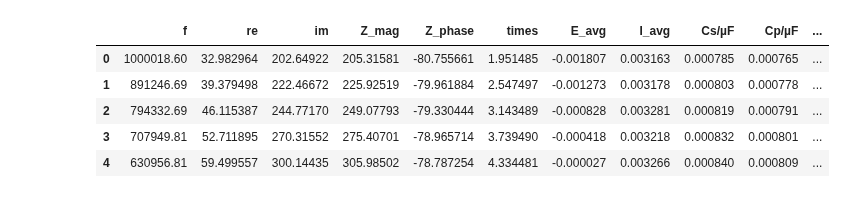
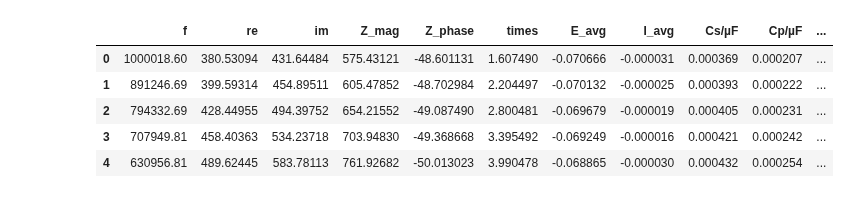
Before and after one commit to WildcatDiscovery/EIS_Manager, a Jupyter notebook: utils/test.ipynb, the cells around one changed output. Drawn from its saved outputs; the diff is of its cells as text; code cells hidden in the pictures.

```diff
--- a/utils/test.ipynb
+++ b/utils/test.ipynb
@@ -3,2 +1,13 @@ from tools import *
 # %%
-mpt = mpt_data(path = r'C:\Users\cjang.WILDCAT\Desktop\EIS_Manager\data\\', data = ['DE_49_9_30.mpt'])
+from tools import *
+from lmfit import minimize, Minimizer, Parameters, Parameter, report_fit
+mpt = mpt_data(path = r'C:\Users\cjang.WILDCAT\Desktop\EIS_Manager\data\\', data = ['DE_104_1_30_trimmed.mpt'])
+bad_inds = [0,2,3]
+mpt.df_raw.head()
+# %% [output]
+|  | f | re | im | Z_mag | Z_phase | times | E_avg | I_avg | Cs/µF | Cp/µF | ... |
+| 0 | 1000018.60 | 380.53094 | 431.64484 | 575.43121 | -48.601131 | 1.607490 | -0.070666 | -0.000031 | 0.000369 | 0.000207 | ... |
+| 1 | 891246.69 | 399.59314 | 454.89511 | 605.47852 | -48.702984 | 2.204497 | -0.070132 | -0.000025 | 0.000393 | 0.000222 | ... |
+| 2 | 794332.69 | 428.44955 | 494.39752 | 654.21552 | -49.087490 | 2.800481 | -0.069679 | -0.000019 | 0.000405 | 0.000231 | ... |
+| 3 | 707949.81 | 458.40363 | 534.23718 | 703.94830 | -49.368668 | 3.395492 | -0.069249 | -0.000016 | 0.000421 | 0.000242 | ... |
+| 4 | 630956.81 | 489.62445 | 583.78113 | 761.92682 | -50.013023 | 3.990478 | -0.068865 | -0.000030 | 0.000432 | 0.000254 | ... |
@@ -7,9 +13,0 @@ bad_inds = [0,2,3]
-# %%
-mpt.df_raw.head()
-# %% [output]
-|  | f | re | im | Z_mag | Z_phase | times | E_avg | I_avg | Cs/µF | Cp/µF | ... |
-| 0 | 1000018.60 | 32.982964 | 202.64922 | 205.31581 | -80.755661 | 1.951485 | -0.001807 | 0.003163 | 0.000785 | 0.000765 | ... |
-| 1 | 891246.69 | 39.379498 | 222.46672 | 225.92519 | -79.961884 | 2.547497 | -0.001273 | 0.003178 | 0.000803 | 0.000778 | ... |
-| 2 | 794332.69 | 46.115387 | 244.77170 | 249.07793 | -79.330444 | 3.143489 | -0.000828 | 0.003281 | 0.000819 | 0.000791 | ... |
-| 3 | 707949.81 | 52.711895 | 270.31552 | 275.40701 | -78.965714 | 3.739490 | -0.000418 | 0.003218 | 0.000832 | 0.000801 | ... |
-| 4 | 630956.81 | 59.499557 | 300.14435 | 305.98502 | -78.787254 | 4.334481 | -0.000027 | 0.003266 | 0.000840 | 0.000809 | ... |
```
Also changed, not shown: parts of 9 cells of this notebook, 16 other files.
